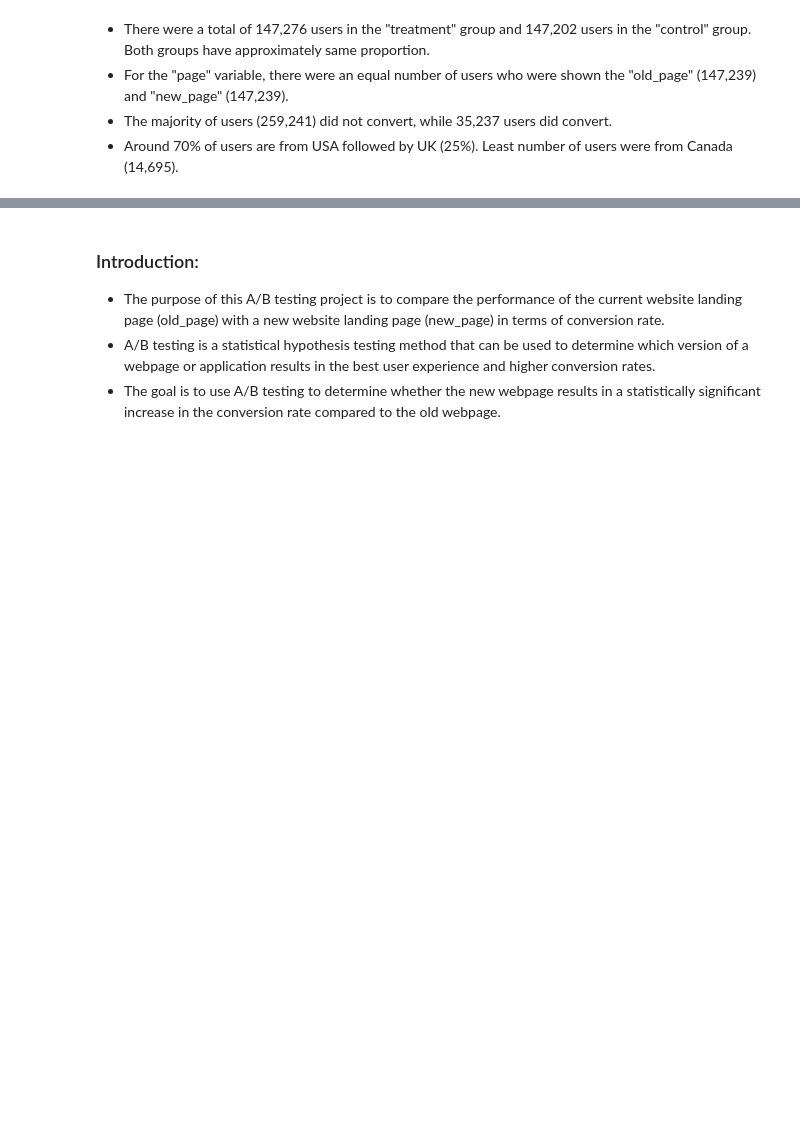
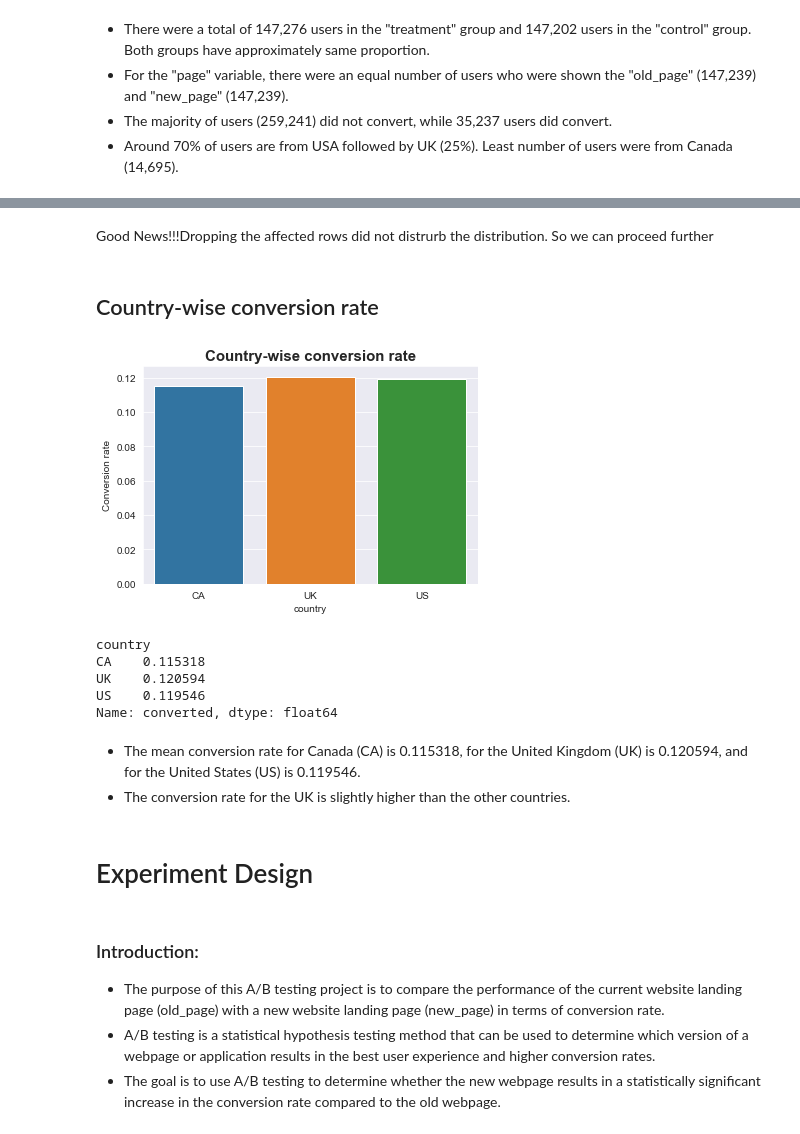
Before and after one commit to mdushetwar/E-commerce-A-B-Testing, a Jupyter notebook: AB_testing.ipynb, the cells around one changed output, grey strips where cells are left out. Drawn from its saved outputs; the diff is of its cells as text; code cells hidden in the pictures; blank space fills up the shorter version.

```diff
--- a/AB_testing.ipynb
+++ b/AB_testing.ipynb
@@ -205,3 +247,27 @@ plt.tight_layout()
+# %% [markdown]
+Good News!!!Dropping the affected rows did not distrurb the distribution. So we can proceed further
+# %% [markdown]
+## Country-wise conversion rate
+# %%
+country_wise= data_new.groupby('country')['converted'].mean()
+sns.barplot(country_wise.keys(), country_wise.values)
+plt.ylabel('Conversion rate')
+plt.title('Country-wise conversion rate', fontsize=15, fontweight='bold');
+# %% [output]
+[figure, added]
+# %%
+data_new.groupby('country')['converted'].mean()
+# %% [output]
+country
+CA    0.115318
+UK    0.120594
+US    0.119546
+Name: converted, dtype: float64
+# %% [markdown]
+- The mean conversion rate for Canada (CA) is 0.115318, for the United Kingdom (UK) is 0.120594, and for the United States (US) is 0.119546.
+- The conversion rate for the UK is slightly higher than the other countries.
+# %% [markdown]
+# Experiment Design
 # %% [markdown]
 ### Introduction:
 
```
Also changed, not shown: parts of 22 cells of this notebook.
